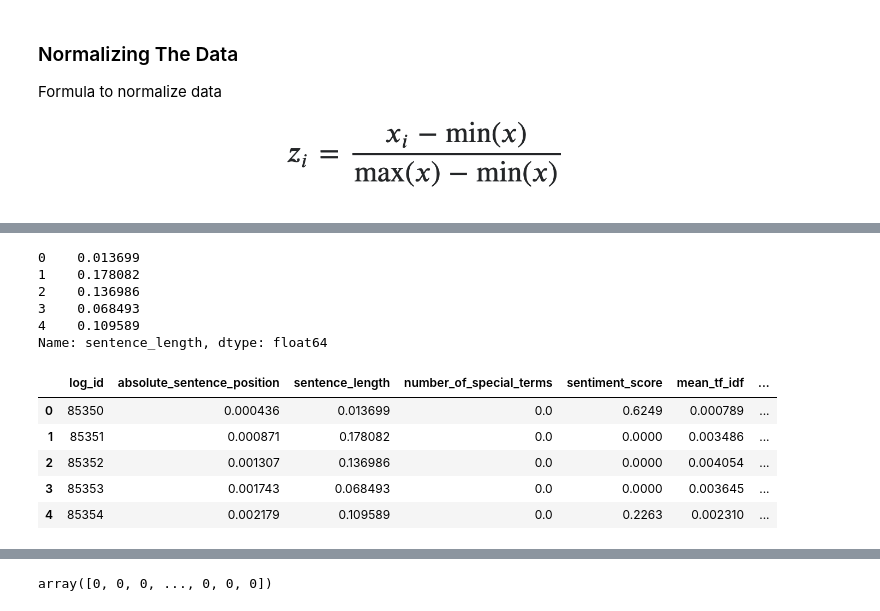
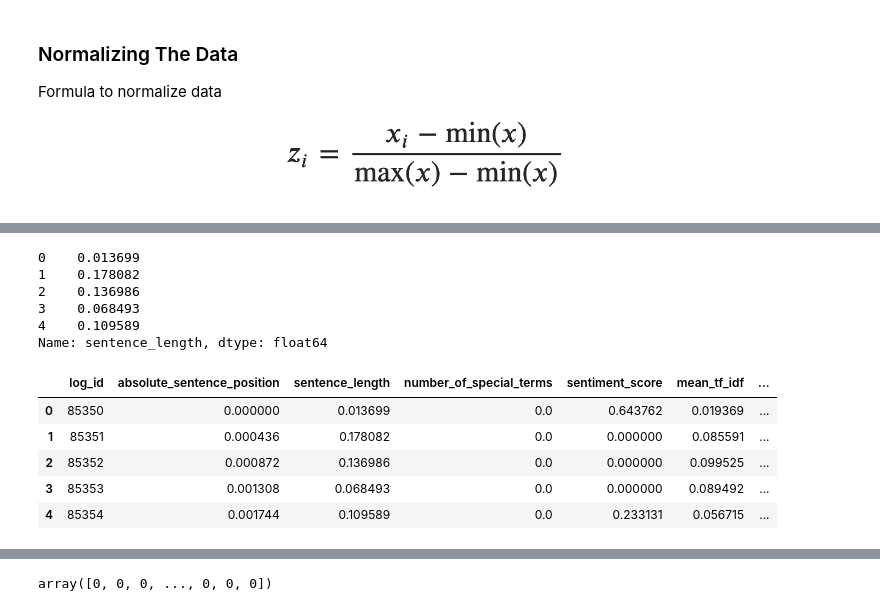
Before and after one commit to wcyn/gnue-chat-summarization, a Jupyter notebook: neural_net_models/NeuralNetworkModelForSentenceCategorization.ipynb, the cells around one changed output, grey strips where cells are left out. Drawn from its saved outputs; the diff is of its cells as text; code cells hidden in the pictures.

```diff
--- a/neural_net_models/NeuralNetworkModelForSentenceCategorization.ipynb
+++ b/neural_net_models/NeuralNetworkModelForSentenceCategorization.ipynb
@@ -191,6 +170,7 @@ unnormalized_chat_log_df = pd.read_csv(FEATURES_DATA_FILE)
 unnormalized_chat_log_df.tail()
 # unnormalized_chat_log_df.insert(0, "index", range(unnormalized_chat_log_df.shape[0]))
 # print(unnormalized_chat_log_df.loc[0:5])
+unnormalized_chat_log_df.sentiment_score = abs(unnormalized_chat_log_df.sentiment_score)
 unnormalized_chat_log_df.head()
 # %% [output]
 |  | log_id | absolute_sentence_position | sentence_length | number_of_special_terms | sentiment_score | mean_tf_idf | ... |
@@ -235,28 +244,46 @@ max_sentence_length
 # %%
 chat_log_df = unnormalized_chat_log_df.copy()
 chat_log_df.sentence_length = (
     chat_log_df.sentence_length - min_sentence_length) / (
     max_sentence_length - min_sentence_length)
 chat_log_df.number_of_special_terms = (
     chat_log_df.number_of_special_terms - min_number_of_special_terms) / (
     max_number_of_special_terms - min_number_of_special_terms)
-chat_log_df.reset_index()
+chat_log_df.sentiment_score = (
+    chat_log_df.sentiment_score - min_sentiment_score) / (
+    max_sentiment_score - min_sentiment_score)
+chat_log_df.absolute_sentence_position = (
+    chat_log_df.absolute_sentence_position - min_absolute_sentence_position) / (
+    max_absolute_sentence_position - min_absolute_sentence_position)
+chat_log_df.mean_tf_idf = (
+    chat_log_df.mean_tf_idf - min_mean_tf_idf) / (
+    max_mean_tf_idf - min_mean_tf_idf)
+chat_log_df.mean_tf_isf = (
+    chat_log_df.mean_tf_isf - min_mean_tf_isf) / (
+    max_mean_tf_isf - min_mean_tf_isf)
+chat_log_df.normalized_mean_tf_idf = (
+    chat_log_df.normalized_mean_tf_idf - min_normalized_mean_tf_idf) / (
+    max_normalized_mean_tf_idf - min_normalized_mean_tf_idf)
+chat_log_df.normalized_mean_tf_isf = (
+    chat_log_df.normalized_mean_tf_isf - min_normalized_mean_tf_isf) / (
+    max_normalized_mean_tf_isf - min_normalized_mean_tf_isf)
+
 print(chat_log_df.sentence_length.head())
 chat_log_df.iloc[0:5]
 # chat_log_df.head()
 # %% [output]
 0    0.013699
 1    0.178082
 2    0.136986
 3    0.068493
 4    0.109589
 Name: sentence_length, dtype: float64
 |  | log_id | absolute_sentence_position | sentence_length | number_of_special_terms | sentiment_score | mean_tf_idf | ... |
-| 0 | 85350 | 0.000436 | 0.013699 | 0.0 | 0.6249 | 0.000789 | ... |
-| 1 | 85351 | 0.000871 | 0.178082 | 0.0 | 0.0000 | 0.003486 | ... |
-| 2 | 85352 | 0.001307 | 0.136986 | 0.0 | 0.0000 | 0.004054 | ... |
-| 3 | 85353 | 0.001743 | 0.068493 | 0.0 | 0.0000 | 0.003645 | ... |
-| 4 | 85354 | 0.002179 | 0.109589 | 0.0 | 0.2263 | 0.002310 | ... |
+| 0 | 85350 | 0.000000 | 0.013699 | 0.0 | 0.643762 | 0.019369 | ... |
+| 1 | 85351 | 0.000436 | 0.178082 | 0.0 | 0.000000 | 0.085591 | ... |
+| 2 | 85352 | 0.000872 | 0.136986 | 0.0 | 0.000000 | 0.099525 | ... |
+| 3 | 85353 | 0.001308 | 0.068493 | 0.0 | 0.000000 | 0.089492 | ... |
+| 4 | 85354 | 0.001744 | 0.109589 | 0.0 | 0.233131 | 0.056715 | ... |
 # %%
 train_df = chat_log_df.iloc[:index_for_train_validation_split]
 validation_df = chat_log_df.iloc[index_for_train_validation_split:index_for_validation_test_split]
```
Also changed, not shown: parts of 27 cells of this notebook, 9 other files.
